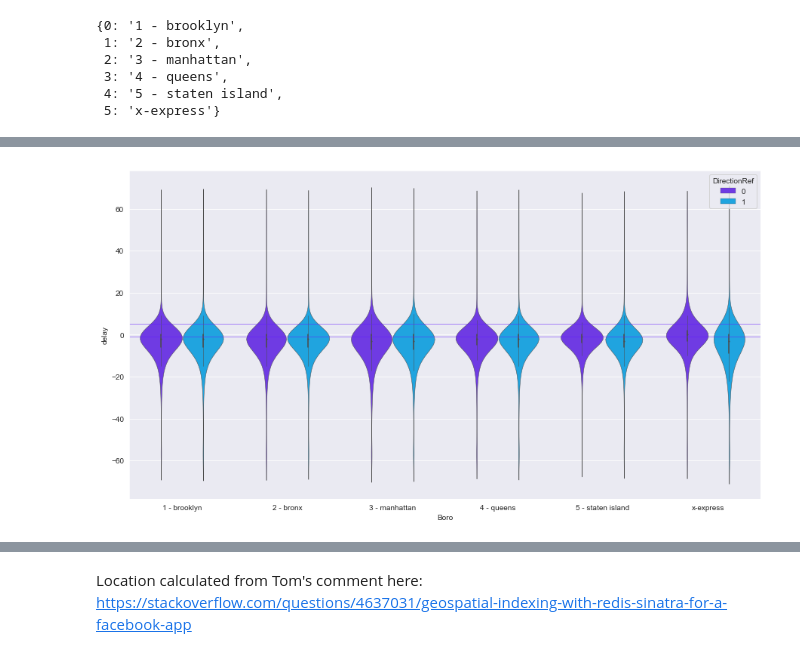
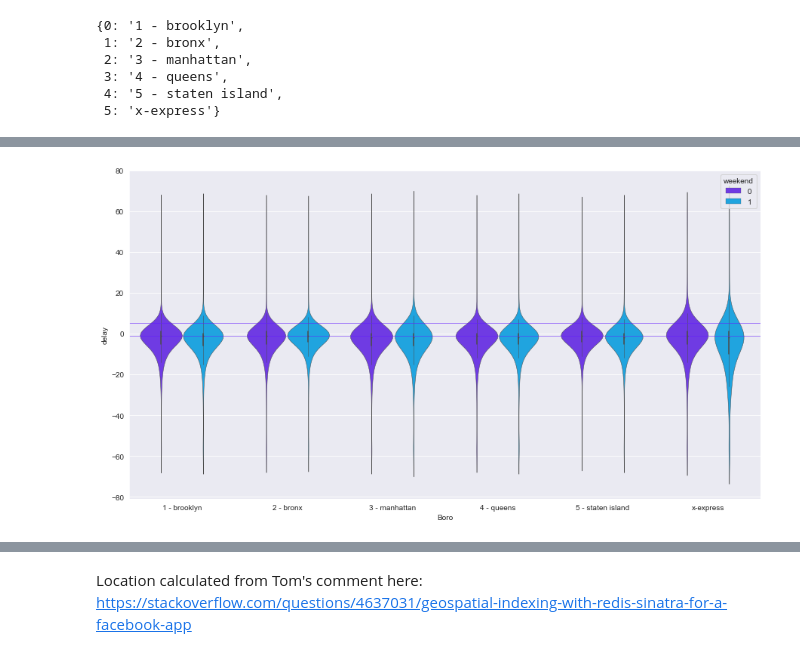
Before and after one commit to tcbriggs981/NYC-Bus-Delays, a Jupyter notebook: unit 03 Capstone.ipynb, the cells around one changed output, grey strips where cells are left out. Drawn from its saved outputs; the diff is of its cells as text; code cells hidden in the pictures.

```diff
--- a/unit 03 Capstone.ipynb
+++ b/unit 03 Capstone.ipynb
@@ -197,0 +273,12 @@ bus.head(3)
+# %%
+bus_s = bus.sample(frac=1, random_state=1)
+
+ontime = bus_s.loc[bus['on_time']==1][:500000]
+offtime = bus_s.loc[bus['on_time']==0][:500000]
+
+bus = pd.concat([ontime, offtime])
+bus = bus.sample(frac=1, random_state=40)
+
+compare['On Time'] = bus.on_time.loc[bus['on_time']==1].describe()
+compare['Not On Time'] = bus.on_time.loc[bus['on_time']==0].describe()
+compare
@@ -251,3 +348,10 @@ bus.head(2)
 bus['PublishedLineName'] = bus['PublishedLineName'].astype('category')
 bus['bus_code'] = bus['PublishedLineName'].cat.codes
 bus_codes = dict(enumerate(bus['PublishedLineName'].cat.categories))
+# %%
+avgdelays = pd.DataFrame(bus.groupby('bus_code')['delay'].mean().sort_values(ascending=False))
+avgdelays.columns = ['line_avg_delay']
+#avgdelays['FlightNum'] = avgdelays.index
+
+bus = bus.merge(avgdelays, on='bus_code', how='inner')
+bus.head()
@@ -253,0 +366,5 @@ bus_codes = dict(enumerate(bus['PublishedLineName'].cat.categories))
+# %%
+# Rush hour is defined by NYC's subway rush hour http://web.mta.info/nyct/subway/howto_sub.htm
+bus['rush_hr'] = np.where((((bus.RecordedAtTime>630)&(bus.RecordedAtTime<930))|((bus.RecordedAtTime>1530)&(bus.RecordedAtTime<2000)))&(bus.day_of_week<5),1,0)
+
+bus[['RecordedAtTime','day_of_week']].loc[bus['rush_hr']==1]
@@ -254,9 +399,11 @@ bus_codes = dict(enumerate(bus['PublishedLineName'].cat.categories))
+# %%
+bus['weekend'] = np.where(bus.day_of_week>4,1,0)
 # %%
 plt.figure(figsize=(15,8))
-sns.violinplot(x='boro', y='delay', hue='DirectionRef', data=bus, linewidth=.5, bw=.5)
+sns.violinplot(x='boro', y='delay', hue='weekend', data=bus, linewidth=.5, bw=.5)
 plt.xlabel('Boro')
 plt.axhline(y=5, linewidth=.5)
 plt.axhline(y=-1, linewidth=.5)
 plt.show()
 # %% [output]
-[figure, old version]
+[figure, new version]
```
Also changed, not shown: parts of 95 cells of this notebook.
